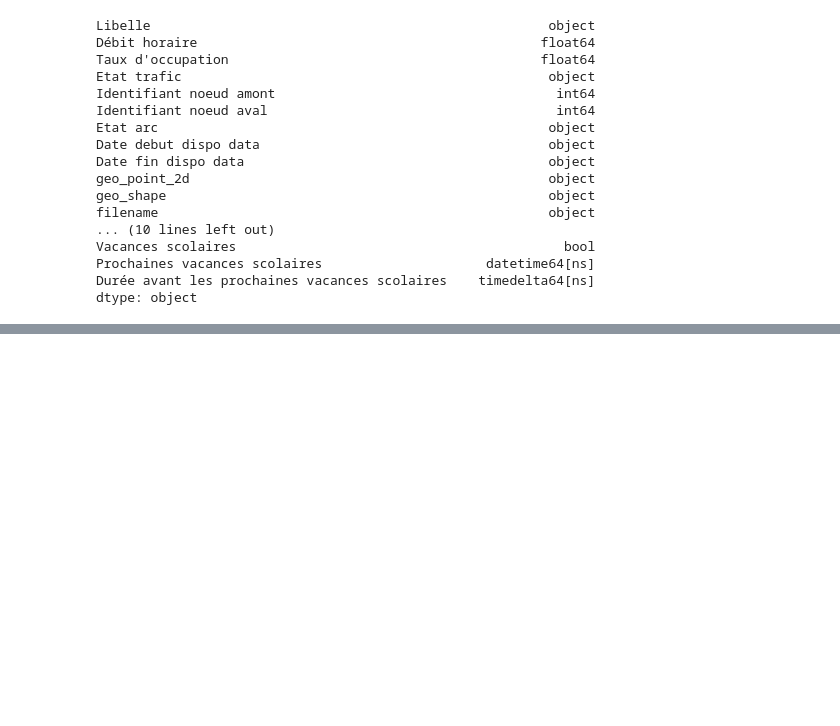
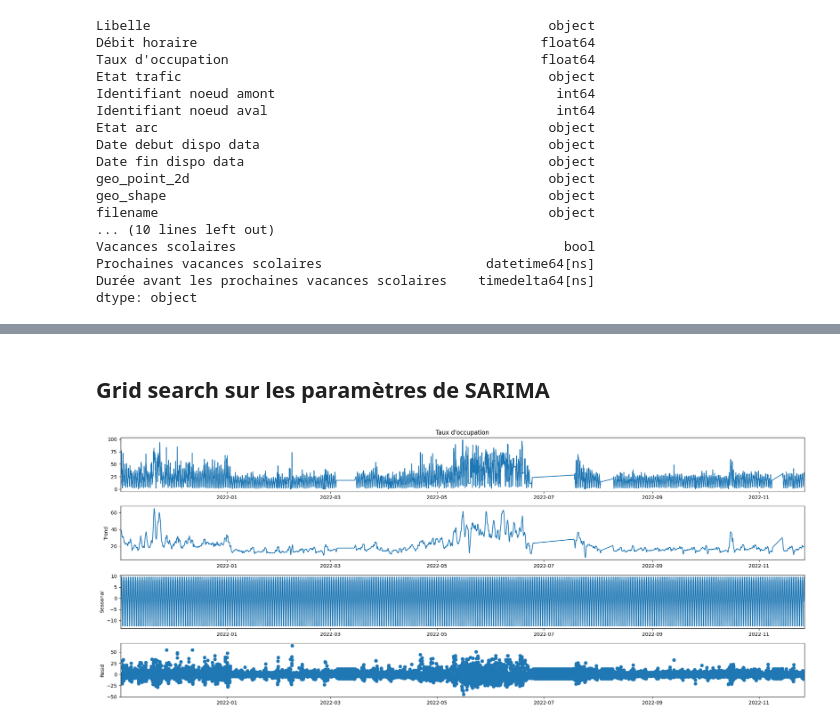
Before and after one commit to romainf28/datathon_gamma_livraisonCO, a Jupyter notebook: traffic_prediction.ipynb, the cells around one changed output, grey strips where cells are left out. Cells and saved outputs as stored; diff of their text form; code cells hidden in the pictures; blank space fills up the shorter version.

```diff
--- a/traffic_prediction.ipynb
+++ b/traffic_prediction.ipynb
@@ -166,0 +221,9 @@ df_filtered.sample(10)
+# %% [markdown]
+## Grid search sur les paramètres de SARIMA
+# %%
+plt.rcParams["figure.figsize"] = (20,8)
+decomposition = sm.tsa.seasonal_decompose(df_train_ce["Taux d'occupation"], model='additive')
+fig = decomposition.plot()
+plt.show()
+# %% [output]
+[figure, added]
```
Also changed, not shown: parts of 14 cells of this notebook, 1 other file.
